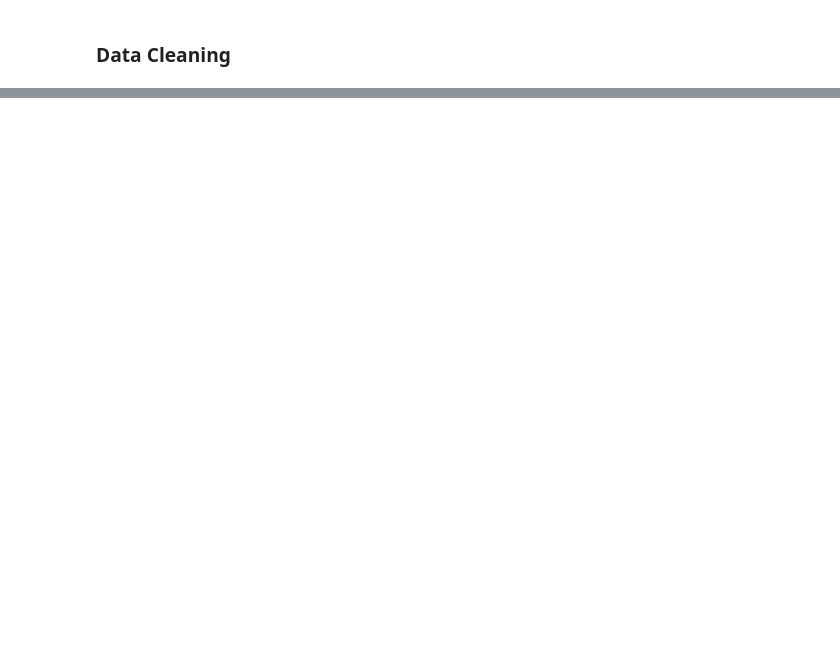
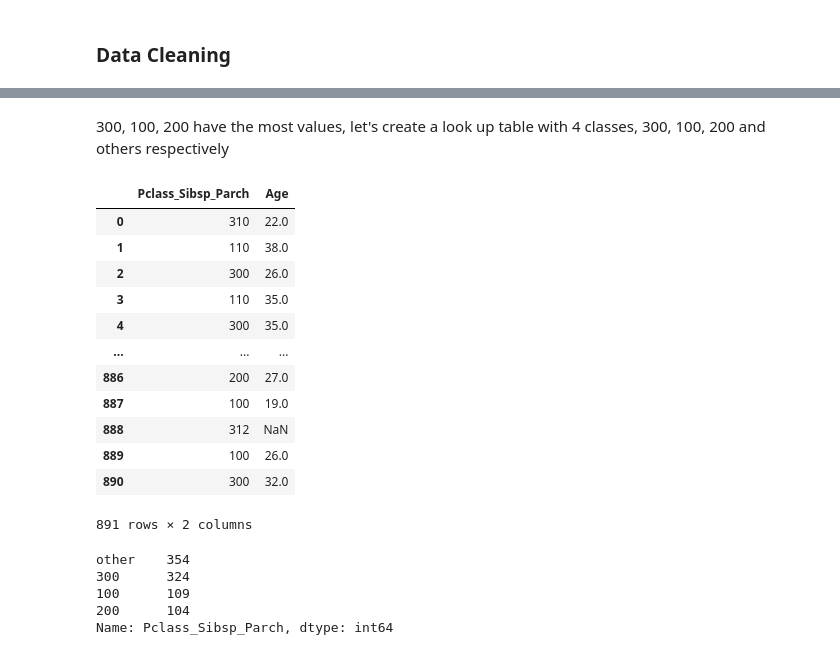
Before and after one commit to weisds/Titanic-i2, a Jupyter notebook: titanic_i2.ipynb, the cells around one changed output, grey strips where cells are left out. Cells and saved outputs as stored; diff of their text form; code cells hidden in the pictures; blank space fills up the shorter version.

```diff
--- a/titanic_i2.ipynb
+++ b/titanic_i2.ipynb
@@ -169,0 +203,4 @@ txt_data.shape[1]
+# %%
+#we see that Pclass, Sibsp, Parch are highly corrolated with Age
+Pclass_Sibsp_Parch = train_raw['Pclass'].apply(str)+train_raw['SibSp'].apply(str)+train_raw['Parch'].apply(str)
+Pclass_Sibsp_Parch.value_counts()
@@ -169,0 +225,30 @@ txt_data.shape[1]
+# %% [markdown]
+300, 100, 200 have the most values, let's create a look up table with 4 classes, 300, 100, 200 and others respectively
+# %%
+frame = { 'Pclass_Sibsp_Parch': Pclass_Sibsp_Parch, 'Age': train_raw.Age }
+age_lookup = pd.DataFrame(frame)
+age_lookup
+# %% [output]
+|  | Pclass_Sibsp_Parch | Age |
+| 0 | 310 | 22.0 |
+| 1 | 110 | 38.0 |
+| 2 | 300 | 26.0 |
+| 3 | 110 | 35.0 |
+| 4 | 300 | 35.0 |
+| ... | ... | ... |
+| 886 | 200 | 27.0 |
+| 887 | 100 | 19.0 |
+| 888 | 312 | NaN |
+| 889 | 100 | 26.0 |
+| 890 | 300 | 32.0 |
+891 rows × 2 columns
+# %%
+age_classes = ['300', '100', '200']
+age_lookup['Pclass_Sibsp_Parch'] = age_lookup['Pclass_Sibsp_Parch'].apply(lambda x: x if x in age_classes else 'other')
+age_lookup['Pclass_Sibsp_Parch'].value_counts()
+# %% [output]
+other    354
+300      324
+100      109
+200      104
+Name: Pclass_Sibsp_Parch, dtype: int64
```
Also changed, not shown: parts of 20 cells of this notebook.
